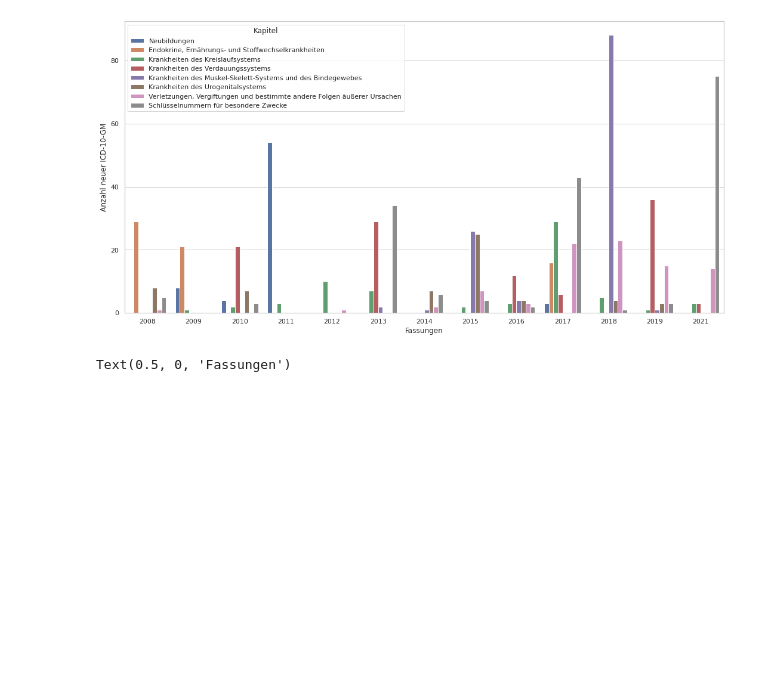
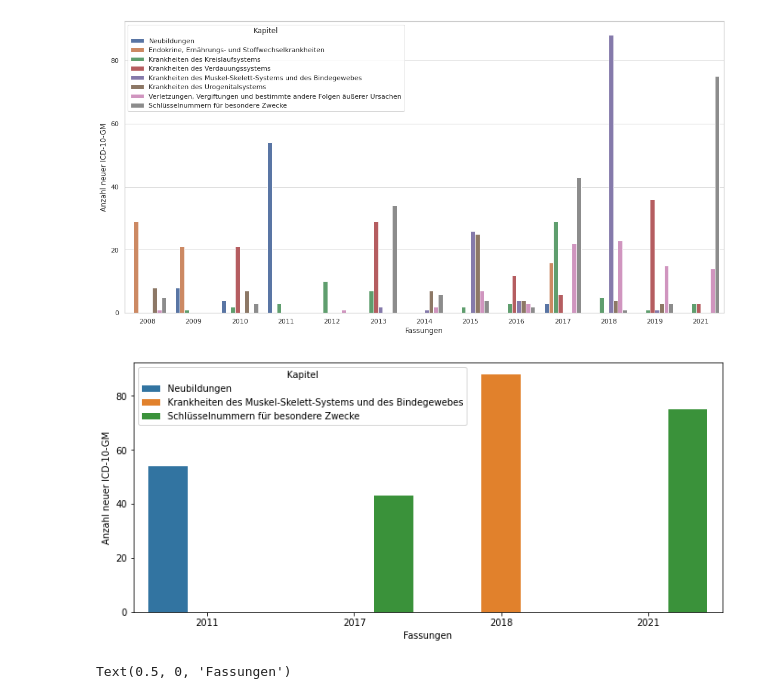
Before and after one commit to ahodelin/Projektarbeit, a Jupyter notebook: analysis/jupyter_notbook/analysing_new_icd_by_year_new_.ipynb, the cells around one changed output. Saved outputs shown, nothing was run; the diff lists cells and outputs as text; code cells hidden in the pictures; blank space fills up the shorter version.

```diff
--- a/analysis/jupyter_notbook/analysing_new_icd_by_year_new_.ipynb
+++ b/analysis/jupyter_notbook/analysing_new_icd_by_year_new_.ipynb
@@ -51,6 +51,22 @@ mlp.pyplot.xlabel("Fassungen")
 # %% [output]
 Text(0.5, 0, 'Fassungen')
 [figure]
+# %%
+kapmore40 = pd.read_csv('/home/abel/git_repos/Projektarbeit/analysis/kapinsmore40.csv', sep=';')
+mlp.pyplot.figure(figsize=(11.5,5))
+
+sns.countplot(data=kapmore40, x="ver", hue="kapnr")
+mlp.pyplot.legend(labels =["Neubildungen",
+"Krankheiten des Muskel-Skelett-Systems und des Bindegewebes",
+"Schlüsselnummern für besondere Zwecke"
+], title = "Kapitel",  loc='upper left')
+# mlp.pyplot.title("Meist repräsentierte Kapitel der neuen ICD-10-GM pro Jahr")
+mlp.pyplot.ylabel("Anzahl neuer ICD-10-GM")
+mlp.pyplot.xlabel("Fassungen")
+mlp.pyplot.savefig("/home/abel/git_repos/Projektarbeit/figures/kaptnr40.svg")
+#mlp.pyplot.figure(figsize=(40,20))
+# %% [output]
+[figure, added]
 # %%
 mlp.pyplot.figure(figsize=(10,5))
 meldung = version_years[version_years['ifsgmeldung'] != 'N']
```
Also changed, not shown: 6 other files.
